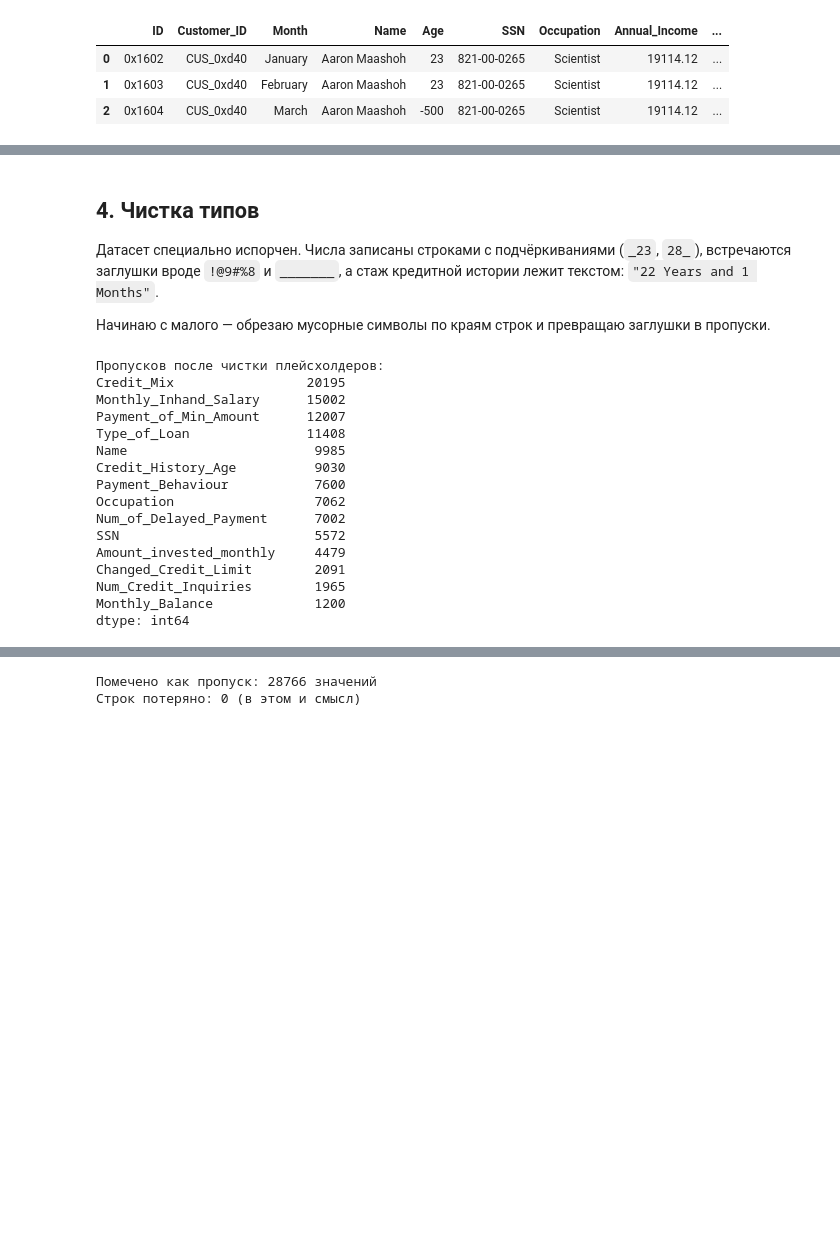
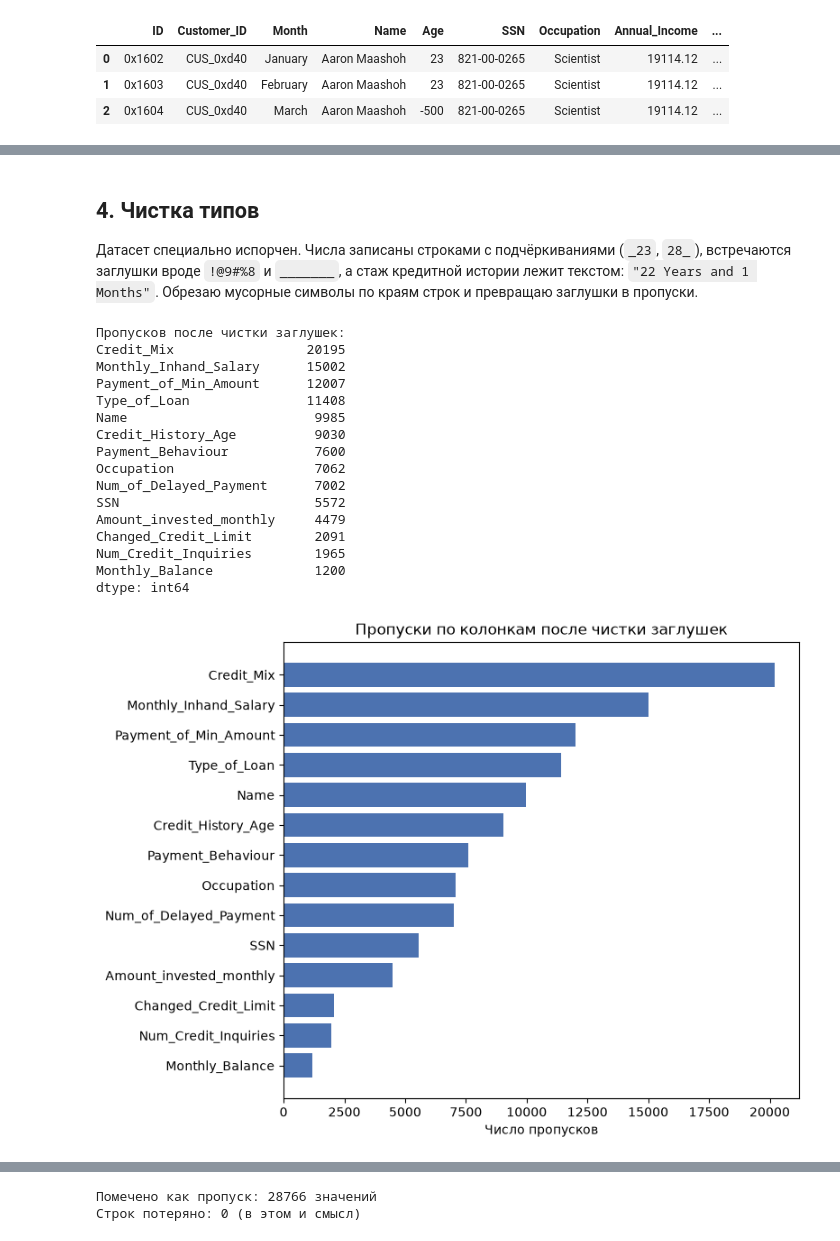
Before and after one commit to sakuta02/credit-score-group-leakage, a Jupyter notebook: credit_score_research.ipynb, the cells around one changed output, grey strips where cells are left out. Cells and saved outputs as stored; diff of their text form; code cells hidden in the pictures; blank space fills up the shorter version.

```diff
--- a/credit_score_research.ipynb
+++ b/credit_score_research.ipynb
@@ -109,9 +98,7 @@ $$P = \alpha^8 + (1-\alpha)^8$$
 # %% [markdown]
 ## 4. Чистка типов
 
-Датасет специально испорчен. Числа записаны строками с подчёркиваниями (`_23`, `28_`), встречаются заглушки вроде `!@9#%8` и `_______`, а стаж кредитной истории лежит текстом: `"22 Years and 1 Months"`.
-
-Начинаю с малого — обрезаю мусорные символы по краям строк и превращаю заглушки в пропуски.
+Датасет специально испорчен. Числа записаны строками с подчёркиваниями (`_23`, `28_`), встречаются заглушки вроде `!@9#%8` и `_______`, а стаж кредитной истории лежит текстом: `"22 Years and 1 Months"`. Обрезаю мусорные символы по краям строк и превращаю заглушки в пропуски.
 # %%
 str_cols = ["Month", "Name", "Age", "SSN", "Occupation", "Annual_Income",
             "Num_of_Loan", "Type_of_Loan", "Num_of_Delayed_Payment",
@@ -125,10 +112,10 @@ for c in str_cols:
 junk = ["", "nan", "!@9#%8", "#F%$D@*&8", "_______", "_", "NM"]
 df = df.replace(junk, np.nan)
 
-print("Пропусков после чистки плейсхолдеров:")
+print("Пропусков после чистки заглушек:")
 print(df.isna().sum()[df.isna().sum() > 0].sort_values(ascending=False))
 # %% [output]
-Пропусков после чистки плейсхолдеров:
+Пропусков после чистки заглушек:
 Credit_Mix                 20195
 Monthly_Inhand_Salary      15002
 Payment_of_Min_Amount      12007
@@ -144,4 +131,16 @@ Changed_Credit_Limit        2091
 Num_Credit_Inquiries        1965
 Monthly_Balance             1200
 dtype: int64
+# %%
+na_counts = df.isna().sum()
+na_counts = na_counts[na_counts > 0].sort_values(ascending=True)
+
+plt.figure(figsize=(8, 6))
+plt.barh(na_counts.index, na_counts.values, color="#4c72b0")
+plt.xlabel("Число пропусков")
+plt.title("Пропуски по колонкам после чистки заглушек")
+plt.tight_layout()
+plt.show()
+# %% [output]
+[figure, added]
 # %% [markdown]
```
Also changed, not shown: parts of 26 cells of this notebook.
